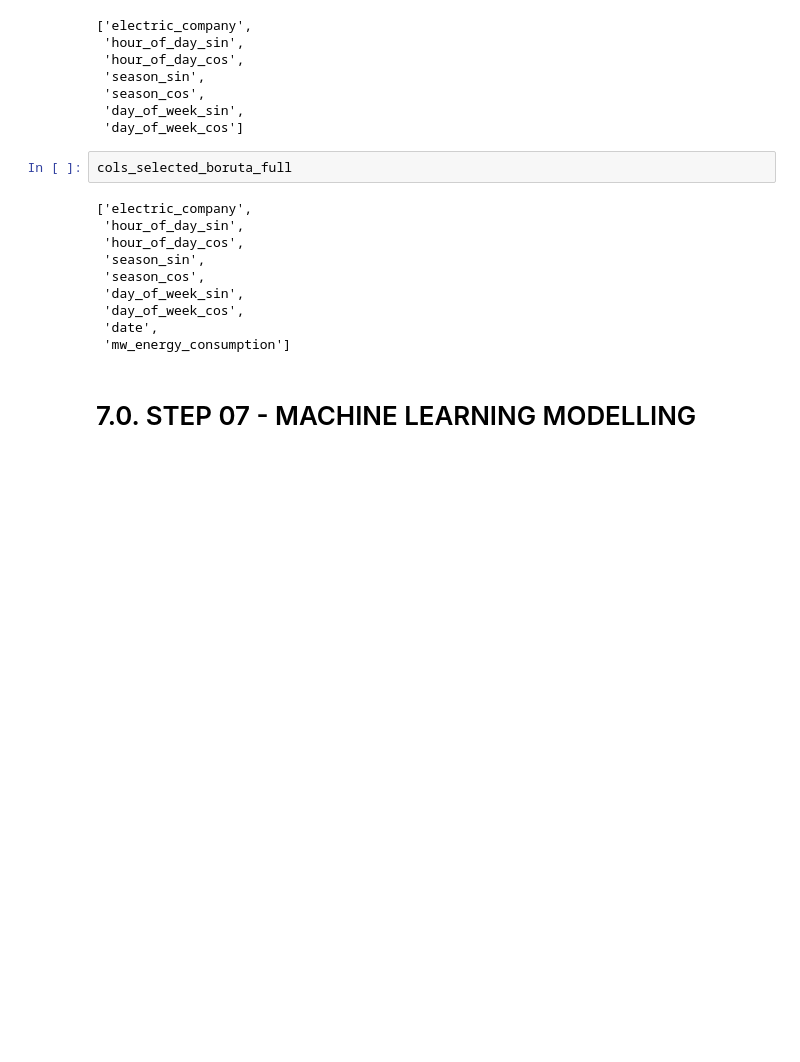
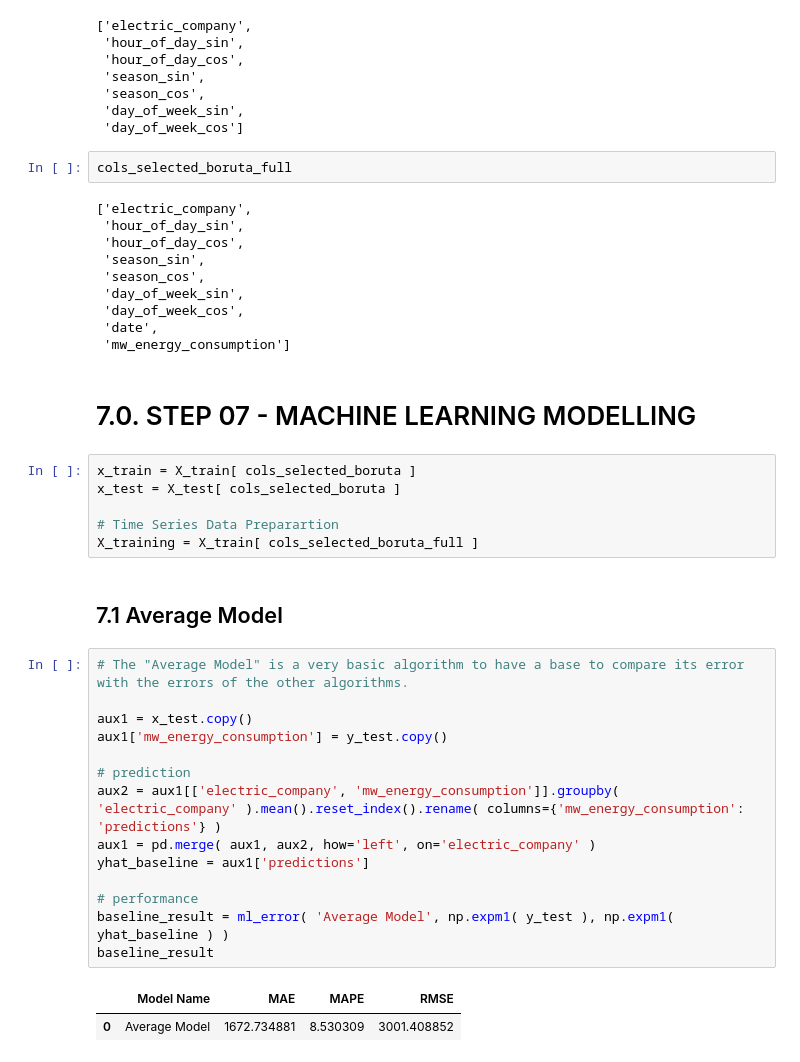
Before and after one commit to panambY/Hourly_Energy_Consumption, a Jupyter notebook: Hourly_Energy_Consumption.ipynb, the cells around one changed output. Cells and saved outputs as stored; diff of their text form; blank space fills up the shorter version.

```diff
--- a/Hourly_Energy_Consumption.ipynb
+++ b/Hourly_Energy_Consumption.ipynb
@@ -979,3 +1042,28 @@ cols_selected_boruta_full
  'mw_energy_consumption']
 # %% [markdown]
 # 7.0. STEP 07 - MACHINE LEARNING MODELLING
+# %%
+x_train = X_train[ cols_selected_boruta ]
+x_test = X_test[ cols_selected_boruta ]
+
+# Time Series Data Preparartion
+X_training = X_train[ cols_selected_boruta_full ]
+# %% [markdown]
+## 7.1 Average Model
+# %%
+# The "Average Model" is a very basic algorithm to have a base to compare its error with the errors of the other algorithms.
+
+aux1 = x_test.copy()
+aux1['mw_energy_consumption'] = y_test.copy()
+
+# prediction
+aux2 = aux1[['electric_company', 'mw_energy_consumption']].groupby( 'electric_company' ).mean().reset_index().rename( columns={'mw_energy_consumption': 'predictions'} )
+aux1 = pd.merge( aux1, aux2, how='left', on='electric_company' )
+yhat_baseline = aux1['predictions']
+
+# performance
+baseline_result = ml_error( 'Average Model', np.expm1( y_test ), np.expm1( yhat_baseline ) )
+baseline_result
+# %% [output]
+|  | Model Name | MAE | MAPE | RMSE |
+| 0 | Average Model | 1672.734881 | 8.530309 | 3001.408852 |
```
Also changed, not shown: parts of 25 cells of this notebook, 1 other file.
